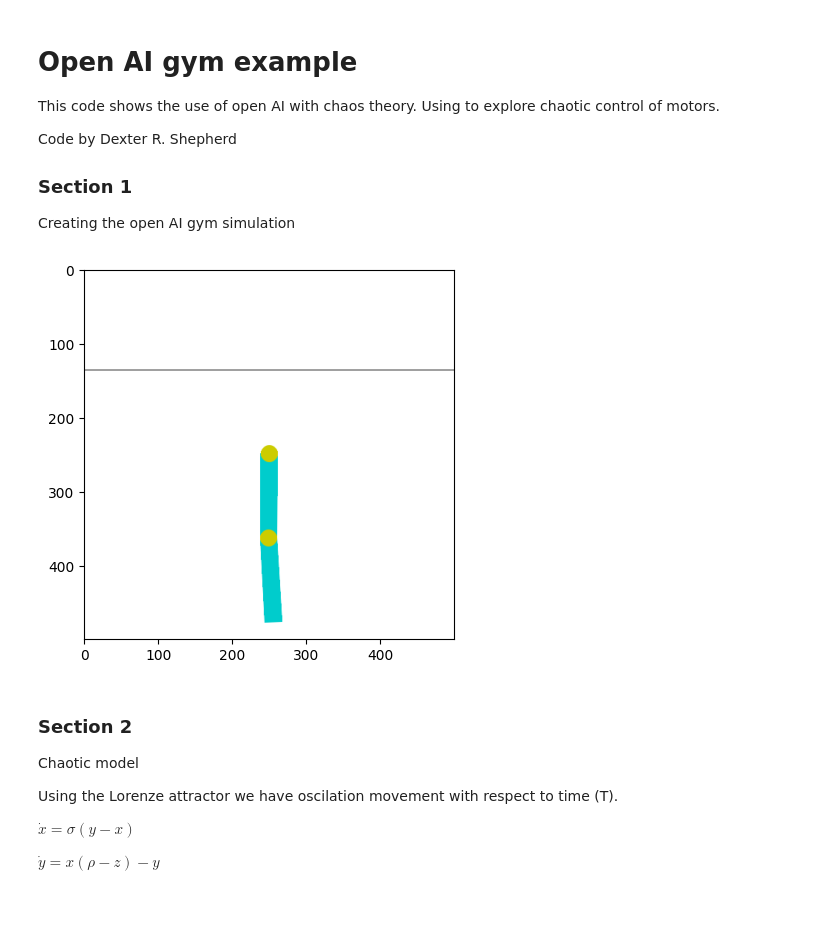
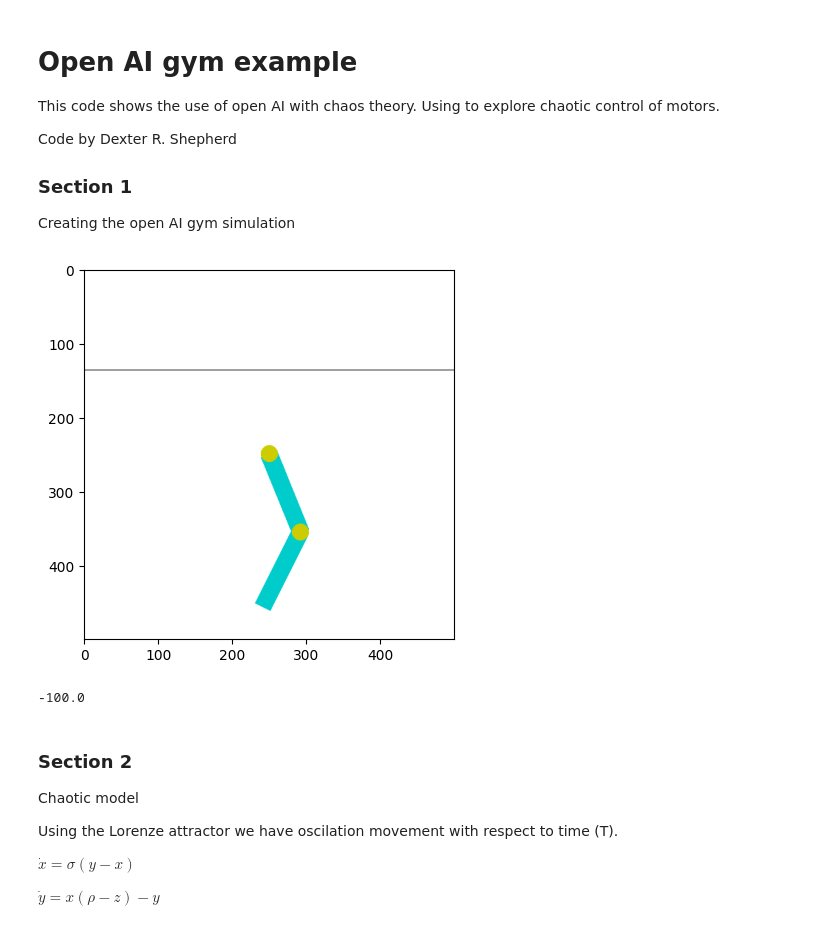
Before and after one commit to shepai/Chaos-Robotics, a Jupyter notebook: Simulation/open_ai_example.ipynb, the cells around one changed output. Drawn from its saved outputs; the diff is of its cells as text; code cells hidden in the pictures.

```diff
--- a/Simulation/open_ai_example.ipynb
+++ b/Simulation/open_ai_example.ipynb
@@ -20,21 +22,43 @@ from mpl_toolkits.mplot3d import Axes3D
 # %%
-env = gym.make("Acrobot-v1",render_mode="rgb_array")
-observation, info = env.reset()
-show=False
-for _ in range(1000):
-    action = env.action_space.sample()
-    observation, reward, terminated, truncated, info = env.step(action)
+genotype=np.zeros((10,))+1
+def run_trial(genotype,num_trials,show=True):
+    env = gym.make("Acrobot-v1",render_mode="rgb_array")
+    observation, info = env.reset()
+    rewards=0
+    for _ in range(num_trials):
+        action = env.action_space.sample()
+        action=random.randint(0,2)
+        observation, reward, terminated, truncated, info = env.step(action)
+        rewards+=reward
+
+        if terminated or truncated:
+            observation, info = env.reset()
     if show:
-        rendered=env.render()
-        plt.imshow(rendered)
+        plt.imshow(env.render())
+        plt.show()
+    env.close()
+    return rewards
+
+def visualise(genotype,num_trials):
+    env = gym.make("Acrobot-v1",render_mode="rgb_array")
+    observation, info = env.reset()
+    rewards=0
+    for _ in range(num_trials):
+        action = env.action_space.sample()
+        action=random.randint(0,2)
+        observation, reward, terminated, truncated, info = env.step(action)
+        rewards+=reward
+        plt.imshow(env.render())
         plt.pause(0.05)
-    if terminated or truncated:
-        observation, info = env.reset()
-plt.imshow(env.render())
-plt.show()
-env.close()
+        if terminated or truncated:
+            observation, info = env.reset()
+    env.close()
+    return rewards
+
+run_trial(genotype,100)
 # %% [output]
-[figure, old version]
+[figure, new version]
+-100.0
 # %% [markdown]
 ### Section 2
 
```
Also changed, not shown: parts of 6 cells of this notebook, 1 other file.
